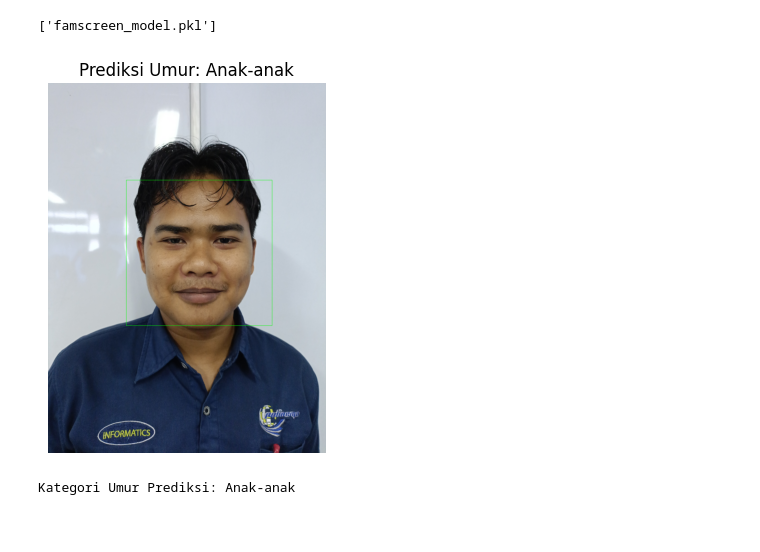
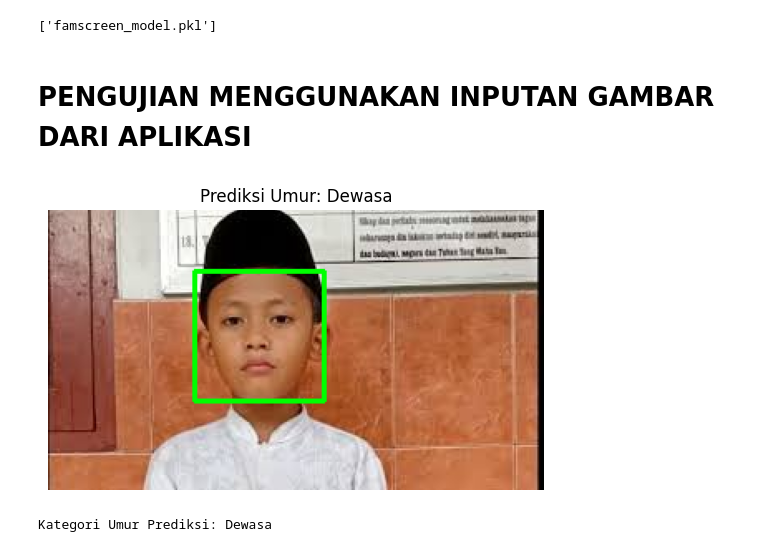
Before and after one commit to MobileMayhemm/FamScreen_ML, a Jupyter notebook: famscreen_ml.ipynb, the cells around one changed output. Cells and saved outputs as stored; diff of their text form; code cells hidden in the pictures; blank space fills up the shorter version.

```diff
--- a/famscreen_ml.ipynb
+++ b/famscreen_ml.ipynb
@@ -22,18 +24,16 @@ face_cascade = cv2.CascadeClassifier(cv2.data.haarcascades + "haarcascade_fronta
 # %%
 # Fungsi untuk mengonversi umur menjadi kategori umur
 def categorize_age(age):
-       if 0 <= age <= 10:
+       if 1 <= age <= 10:
               return 0  # Anak-anak
        elif 11 <= age <= 18:
               return 1  # Remaja
        elif 19 <= age <= 59:
               return 2  # Dewasa
-       elif 60 <= age <= 110:
-              return 3  # Lansia
        return -1  # Label tidak valid
 
 # Fungsi untuk ekstraksi fitur LBP
-def extract_lbp_features(image, radius=1, n_points=16):
+def extract_lbp_features(image, radius=2, n_points=16) :
     # Hitung LBP pada gambar
     lbp = local_binary_pattern(image, n_points, radius, method="uniform")
 
@@ -83,7 +85,7 @@ for age_category, files in image_data_by_age.items():
             for (x, y, w, h) in faces:
                 # Crop wajah
                 face_image = gray_image[y:y+h, x:x+w]
-                face_image = cv2.resize(face_image, (150, 150))  # Resize wajah agar konsisten
+                face_image = cv2.resize(face_image, (256, 256))  # Resize wajah agar konsisten
 
                 # Ekstraksi fitur LBP
                 lbp_features = extract_lbp_features(face_image)
@@ -183,9 +185,5 @@ Jumlah data setelah menghapus duplikat: 452
 # %%
 # Memeriksa distribusi kategori usia
 print(df['age_category'].value_counts())
-
-# Memastikan kategori usia hanya berisi nilai 0, 1, 2, 3
-valid_age_categories = [0, 1, 2, 3]
-df = df[df['age_category'].isin(valid_age_categories)]
 # %% [output]
 age_category
@@ -252,6 +261,8 @@ joblib.dump(model, "famscreen_model.pkl")
 # Memuat model Random Forest yang telah disimpan
 model = joblib.load('famscreen_model.pkl')
 face_cascade = cv2.CascadeClassifier(cv2.data.haarcascades + "haarcascade_frontalface_default.xml")
+# %% [markdown]
+# PENGUJIAN MENGGUNAKAN INPUTAN GAMBAR DARI APLIKASI
 # %%
 import matplotlib.pyplot as plt
 import cv2
@@ -265,12 +276,10 @@ def age_category_to_label(age_category):
         return "Remaja"
     elif age_category == 2:
         return "Dewasa"
-    elif age_category == 3:
-        return "Lansia"
     return "Tidak Valid"
 
 # Fungsi untuk mendeteksi wajah dan ekstraksi fitur LBP dari gambar baru
-def detect_and_predict(image_path, model, face_cascade, radius=1, n_points=16):
+def detect_and_predict(image_path, model, face_cascade, radius=2, n_points=16):
     # Membaca gambar dan konversi ke grayscale
     image = cv2.imread(image_path)
     gray_image = cv2.cvtColor(image, cv2.COLOR_BGR2GRAY)
@@ -284,35 +293,35 @@ def detect_and_predict(image_path, model, face_cascade, radius=1, n_points=16):
             # Crop wajah
             face_image = gray_image[y:y+h, x:x+w]
             cv2.rectangle(image, (x, y), (x + w, y + h), (0, 255, 0), 2)
-            face_image_resized = cv2.resize(face_image, (150, 150))
+            face_image_resized = cv2.resize(face_image, (256, 256))
 
-            # Ekstraksi fitur LBP
+            # Ekstraksi fitur LBP dari wajah yang sudah diaugmentasi
             lbp_features = extract_lbp_features(face_image_resized, radius=radius, n_points=n_points)
 
             # Prediksi menggunakan model Random Forest
             prediction = model.predict([lbp_features])  # Model menerima array 2D, jadi fitur LBP harus dalam list
             predicted_age_category = prediction[0]
 
             # Mengonversi angka prediksi menjadi kategori usia (label teks)
             predicted_age_label = age_category_to_label(predicted_age_category)
 
             # Visualisasi hasil
             plt.imshow(cv2.cvtColor(image, cv2.COLOR_BGR2RGB))
             plt.title(f'Prediksi Umur: {predicted_age_label}')
             plt.axis('off')
             plt.show()
 
             return predicted_age_category, predicted_age_label
     else:
         print("Tidak ada wajah yang terdeteksi dalam gambar.")
         return None, None
 
 # Contoh penggunaan deteksi dengan inputan gambar baru
-image_path = "D:\\Belajar Machine Learning\\famscreen_ml\\images\\imageFile.jpg"  # Ganti dengan path gambar Anda
+image_path = "D:\\Belajar Machine Learning\\famscreen_ml\\images\\imageFile_anak.jpg"
 detected_age_category, predicted_age_label = detect_and_predict(image_path, model, face_cascade)
 
 if detected_age_category is not None:
     print(f"Kategori Umur Prediksi: {predicted_age_label}")
 # %% [output]
-[figure, old version]
+[figure, new version]
-Kategori Umur Prediksi: Anak-anak
+Kategori Umur Prediksi: Dewasa
```
Also changed, not shown: parts of 18 cells of this notebook.
